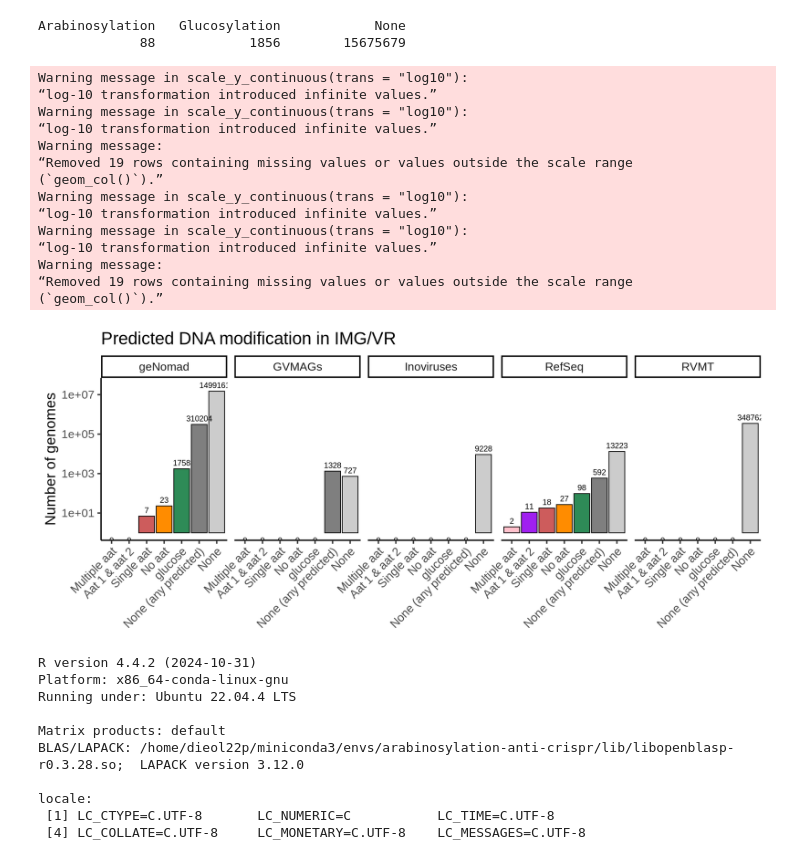
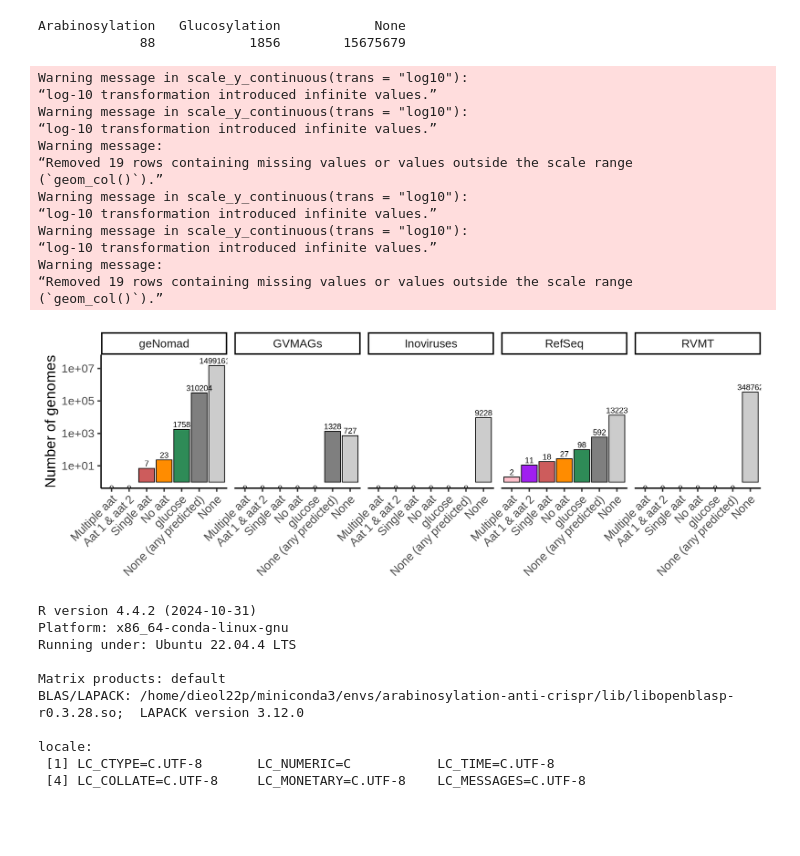
Before and after one commit to fineranlab/phage-genome-arabinosylation, a Jupyter notebook: bin/C_predict-IMGVR.ipynb, the cells around one changed output. Cells and saved outputs as stored; diff of their text form; code cells hidden in the pictures; blank space fills up the shorter version.

```diff
--- a/bin/C_predict-IMGVR.ipynb
+++ b/bin/C_predict-IMGVR.ipynb
@@ -545,7 +545,7 @@ Arabinosylation   Glucosylation            None
              88            1856        15675679
 # %%
 # Visualize groups
-options(repr.plot.width=14, repr.plot.height=6)
+options(repr.plot.width=14, repr.plot.height=5)
 
 ## Fetch
 df <- as.data.frame(table(imgvr_seqs$group))
@@ -565,36 +565,36 @@ p2 <- ggplot(df, aes(group, freq, fill=group, label=freq)) +
   geom_text(aes(y = freq*2)) +
   facet_wrap(~origin, nrow=1) +
   scale_fill_manual(values = cols$group) +
   scale_y_continuous(trans='log10') +
   theme_classic(20) +
   theme(
       axis.text.x = element_text(angle=45,hjust=1,vjust=1)
   ) +
   guides(
       fill = guide_none()
   ) +
-  labs(title='Predicted DNA modification in IMG/VR',y='Number of genomes',x=NULL,fill='Group')
+  labs(y='Number of genomes',x=NULL,fill='Group')
 p2
 
 ## Save
 fn <- paste0(out_path,'barplot_imgvr-quantification','.png')
-ggsave(fn, p2, width = 14, height = 6, bg='white')
+ggsave(fn, p2, width = 14, height = 5, bg='white')
 # %% [output]
 Warning message in scale_y_continuous(trans = "log10"):
 “log-10 transformation introduced infinite values.”
 Warning message in scale_y_continuous(trans = "log10"):
 “log-10 transformation introduced infinite values.”
 Warning message:
 “Removed 19 rows containing missing values or values outside the scale range
 (`geom_col()`).”
 Warning message in scale_y_continuous(trans = "log10"):
 “log-10 transformation introduced infinite values.”
 Warning message in scale_y_continuous(trans = "log10"):
 “log-10 transformation introduced infinite values.”
 Warning message:
 “Removed 19 rows containing missing values or values outside the scale range
 (`geom_col()`).”
-[figure, old version]
+[figure, new version]
 # %%
 sessionInfo()
 # %% [output]
```
Also changed, not shown: 4 other files.
